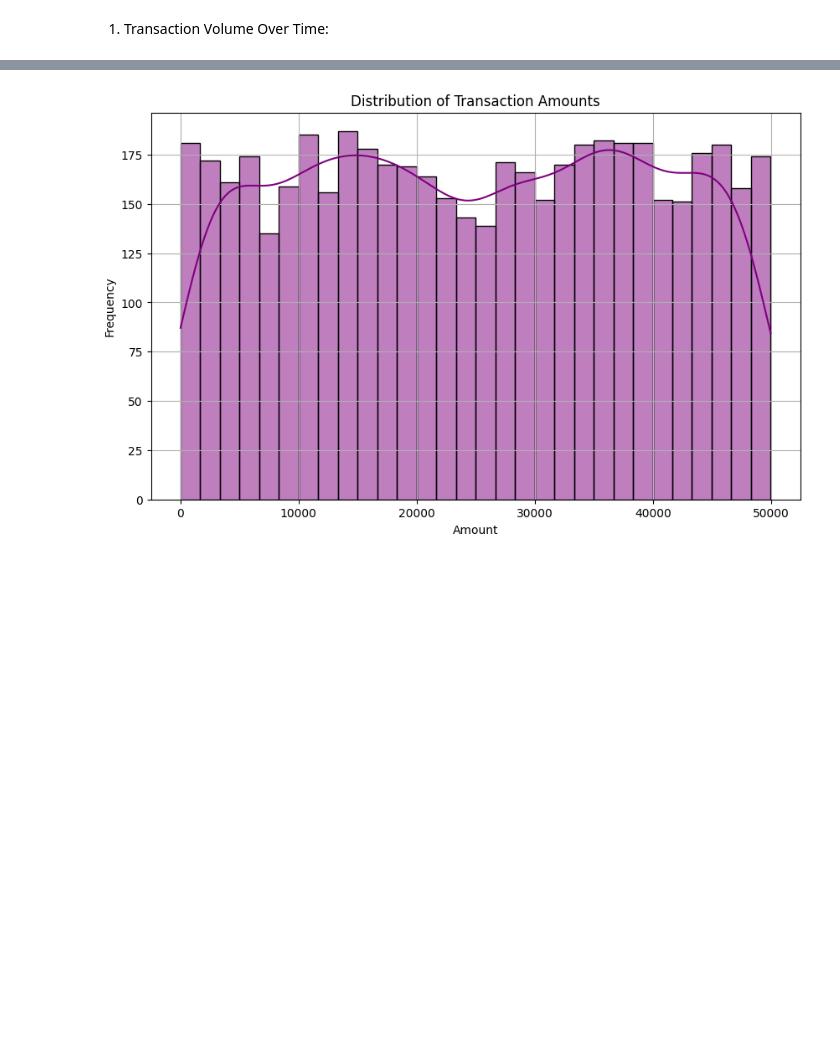
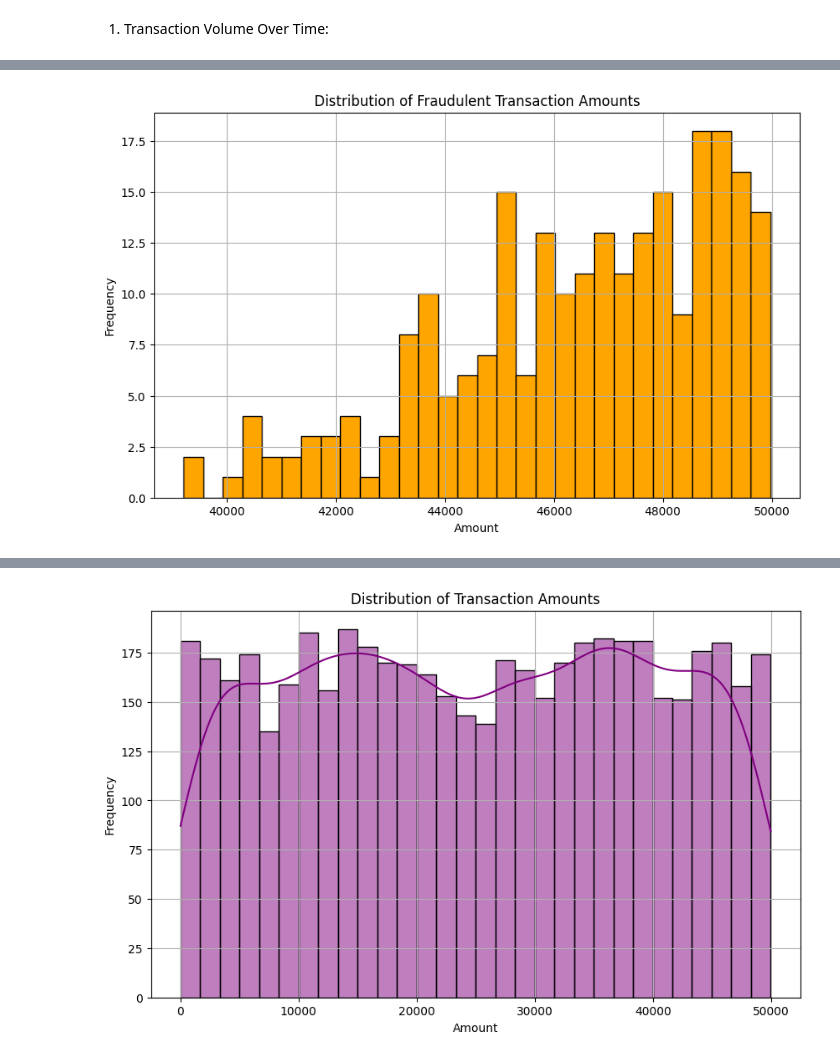
Before and after one commit to rajusau/Financial-Transaction-Analysis, a Jupyter notebook: Python_Visualization.ipynb, the cells around one changed output, grey strips where cells are left out. Saved outputs shown, nothing was run; the diff lists cells and outputs as text; code cells hidden in the pictures; blank space fills up the shorter version.

```diff
--- a/Python_Visualization.ipynb
+++ b/Python_Visualization.ipynb
@@ -48 +10,57 @@ print(df.head())
+# %%
+import pandas as pd
+import matplotlib.pyplot as plt
+import mysql.connector
+from mysql.connector import Error
+
+# Establish a single connection and cursor
+try:
+    connection = mysql.connector.connect(
+        host="localhost",
+        port=3306,
+        user="root",
+        password="1234",
+        database="fintech_pro"
+    )
+    cursor = connection.cursor()
+
+    def fetch_data(query):
+        try:
+            cursor.execute(query)
+            data = pd.DataFrame(cursor.fetchall(), columns=[desc[0] for desc in cursor.description])
+            return data
+        except Error as err:
+            print(f"Error: {err}")
+            return None
+
+    # Example queries
+    query_fraud_amounts = """
+    SELECT t.amount
+    FROM transactions t
+    JOIN fraud_analysis f ON t.transaction_id = f.transaction_id
+    """
+    df_fraud_amounts = fetch_data(query_fraud_amounts)
+    if df_fraud_amounts is not None:
+        # Plot distribution of fraudulent transaction amounts
+        plt.figure(figsize=(10, 6))
+        plt.hist(df_fraud_amounts['amount'], bins=30, color='orange', edgecolor='black')
+        plt.title('Distribution of Fraudulent Transaction Amounts')
+        plt.xlabel('Amount')
+        plt.ylabel('Frequency')
+        plt.grid(True)
+        plt.show()
+
+    # Add more queries and visualizations here
+
+except Error as err:
+    print(f"Error: {err}")
+
+finally:
+    # Close cursor and connection
+    if cursor:
+        cursor.close()
+    if connection:
+        connection.close()
+# %% [output]
+[figure, added]
 # %%
```
Also changed, not shown: parts of 8 cells of this notebook, 1 other file.
